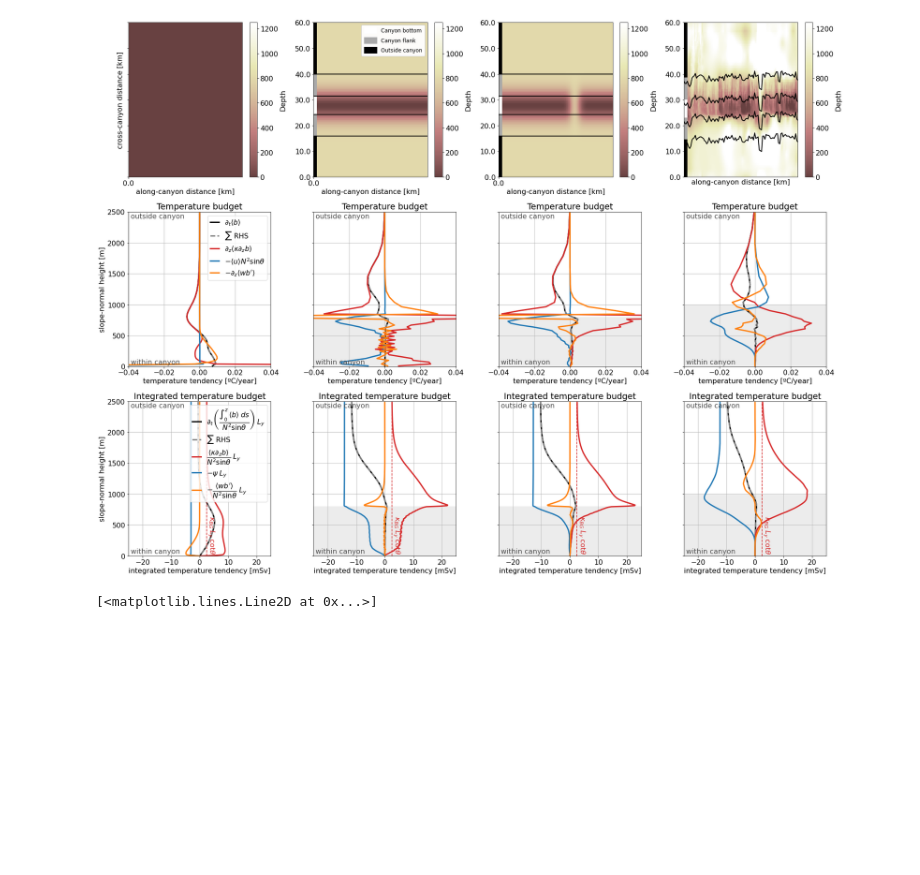
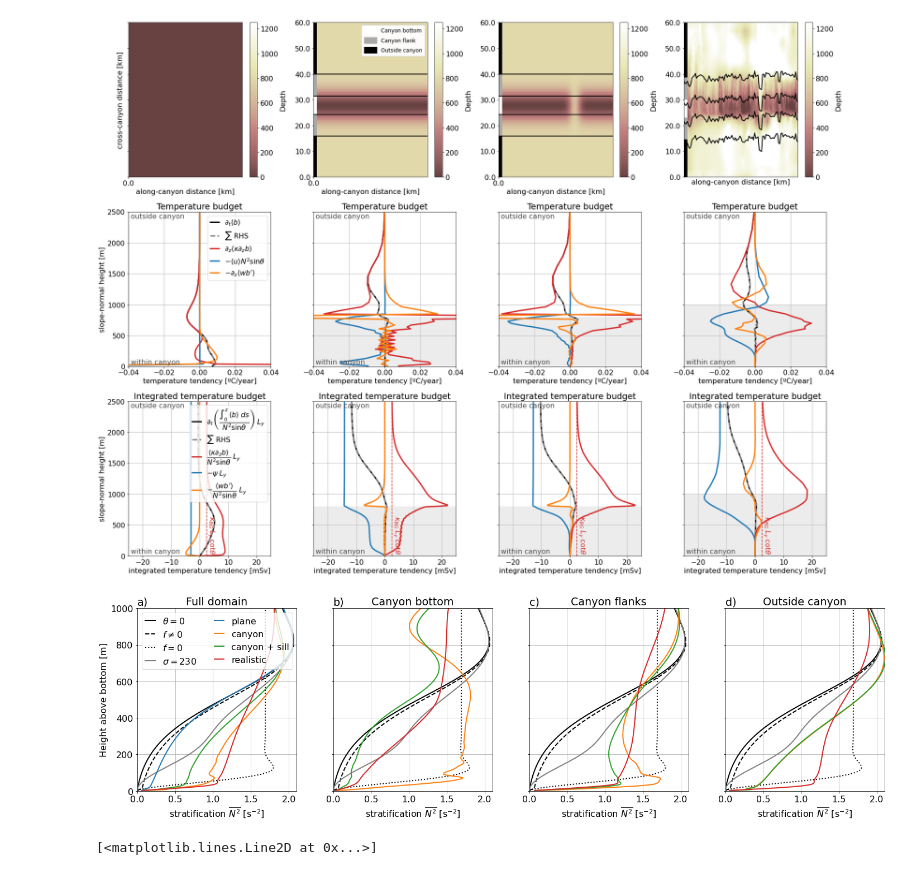
Before and after one commit to hdrake/bblturb, a Jupyter notebook: notebooks/BBTRE_physics_analysis/plot_hierarchy.ipynb, the cells around one changed output. Saved outputs shown, nothing was run; the diff lists cells and outputs as text; code cells hidden in the pictures; blank space fills up the shorter version.

```diff
--- a/notebooks/BBTRE_physics_analysis/plot_hierarchy.ipynb
+++ b/notebooks/BBTRE_physics_analysis/plot_hierarchy.ipynb
@@ -230,6 +230,12 @@ longnames = {
     'idealized-sill': "canyon + sill",
     'idealized-canyon': "canyon",
     'idealized-plane': "plane"
+}
+expcolors = {
+    'canyon-tracer': "C3",
+    'idealized-sill': "C2",
+    'idealized-canyon': "C1",
+    'idealized-plane': "C0"
 }
 titles = ['Full domain', 'Canyon bottom', 'Canyon flanks', 'Outside canyon']
 labels = ['a)', 'b)', 'c)', 'd)']
@@ -248,34 +254,36 @@ for i, ax in enumerate(axes):
         )
         if i==1:
             Nsq = irregular_section(Nsq, ds['j_thalweg'].values, width=6)
         if i==2:
             bottom = irregular_section(Nsq, ds['j_thalweg'].values, width=6)
             outside = irregular_section(Nsq, ds['j_thalweg'].values, width=20, invert_mask=True)
             Nsq = Nsq.where((np.isnan(bottom)) & (np.isnan(outside)))
         if i==3:
             Nsq = irregular_section(Nsq, ds['j_thalweg'].values, width=20, invert_mask=True)
         ds = add_hab_coordinates(ds, grid, vert_coord='Zl', gridface='C')
         Nsq = Nsq.assign_coords({'Zl_habC': ds['Zl_habC']}).chunk({'Zl':-1})
         ds['Nsq_hab'] = hab_interp(Nsq, vert_coord='Zl')
         ds['Nsq_hab_av'] = ds['Nsq_hab'].mean(['time', 'XC', 'YC'], skipna=True)
-        ds['Nsq_hab_av'].plot(ax=ax, y='hab', label=longnames[exp], lw=2.)
+        ds['Nsq_hab_av'].plot(ax=ax, y='hab', label=longnames[exp], color=expcolors[exp], lw=2.)
     ticks = np.arange(0., 2.5, 0.5)
     ax.set_xticks(ticks*1.e-6)
     ax.set_xticklabels(ticks)
     if i==0:
         ax.legend(loc='upper left', ncol=2, handlelength=1.1)
         ax.set_ylabel("Height above bottom [m]")
     else:
         ax.set_ylabel("")
         ax.set_yticklabels([])
     ax.set_xlabel("stratification $\overline{N^{2}}$ [s$^{-2}$]")
     ax.set_ylim(0, 1000)
     ax.set_xlim([0, 2.1e-6])
     ax.grid(True)
     ax.set_title(titles[i])
     ax.set_title(labels[i], loc='left')
 plt.tight_layout()
 plt.savefig(f"../../figures/BBTRE/hab_stratification.png", dpi=150., bbox_inches="tight")
+# %% [output]
+[figure, added]
 # %%
 test1 = irregular_section(ds['Depth'], ds['j_thalweg'].values, width=20, invert_mask=True)
 test2 = irregular_section(ds['Depth'], ds['j_thalweg'].values, width=6)
```
Also changed, not shown: 2 other files.
